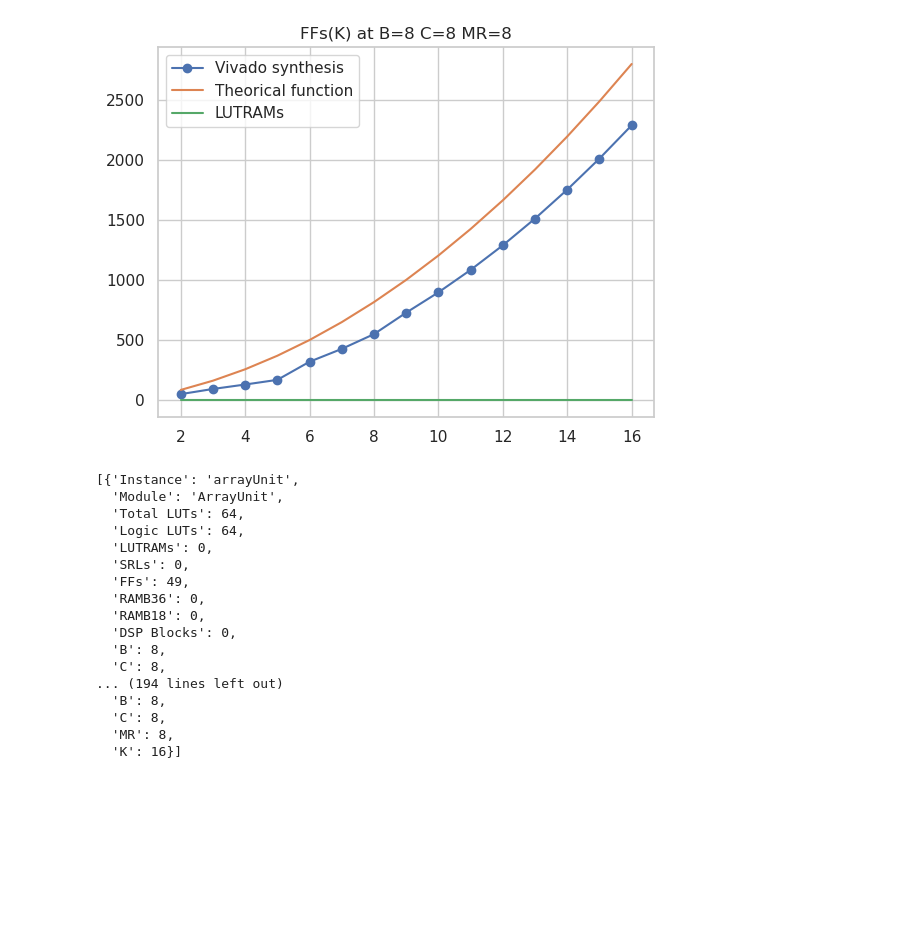
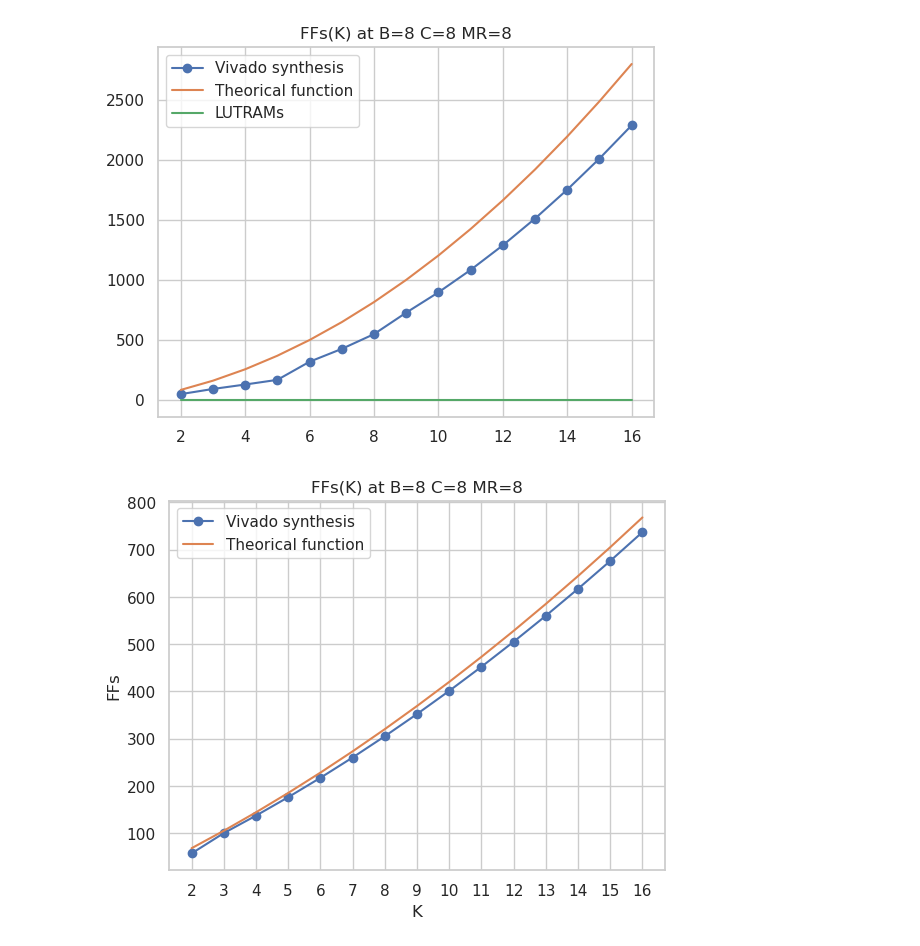
Before and after one commit to gantover/wos_filters_architecture, a Jupyter notebook: scripts/main.ipynb, the cells around one changed output. Drawn from its saved outputs; the diff is of its cells as text; code cells hidden in the pictures; blank space fills up the shorter version.

Commit message:
Generalizing test and synthesis suite, fixing array register sizes mistake and output logic

```diff
--- a/scripts/main.ipynb
+++ b/scripts/main.ipynb
@@ -7,7 +7,8 @@ import seaborn as sns
 sns.set_theme(style="whitegrid")
 %matplotlib inline
 # %%
-reports_dir = "../reports/arrayUnit"
+reports_dir = "../reports"
+# reports_dir = "../reports/arrayUnit"
 
 # Ensure the directory exists
 if not os.path.exists(reports_dir):
@@ -92,8 +92,12 @@ Extracted fields: ['u', 'arrayUnit', 'b8', 'c8', 'mr8', 'k11', '.csv']
 # %%
-reports.sort(key=lambda x: x["K"])
+reports.sort(key=lambda x: x["C"])
 # %%
 def array_regs(b,c,K):
-    return b * K + c * (K**2 + 3*K -2) + K * K
+    # return b * K + c * (K**2 + 3*K -2) + K * K
+    # return b * K + c * (3*K -2) + K * K
+    # return b * K + c * (K + K + K - 1) + K * (K - 1)
+    return K * (c + K + b) + (K - 1) * (c + 1) + K * c + c
+    # return b * K + c * (K-2) + K * K + K
     # return b * K + c * (K**2) + K * K
 # %%
 ks = []
@@ -117,23 +121,28 @@ plt.title(f'FFs(K) at B={B} C={C} MR={MR}')
 # %% [output]
 Text(0.5, 1.0, 'FFs(K) at B=8 C=8 MR=8')
 [figure]
-# %%
-reports
-# %% [output]
-[{'Instance': 'arrayUnit',
-  'Module': 'ArrayUnit',
-  'Total LUTs': 64,
-  'Logic LUTs': 64,
-  'LUTRAMs': 0,
-  'SRLs': 0,
-  'FFs': 49,
-  'RAMB36': 0,
-  'RAMB18': 0,
-  'DSP Blocks': 0,
-  'B': 8,
-  'C': 8,
-... (194 lines left out)
-  'B': 8,
-  'C': 8,
-  'MR': 8,
-  'K': 16}]
+# %%
+ks = []
+ffs = []
+lutrams = []
+true_ffs = []
+B = 8
+C = 8
+MR = 8
+for report in filter(lambda x: x["B"] == B and x["C"] == C and x["MR"] == MR, reports):
+    ks.append(report["K"])
+    ffs.append(report["FFs"])
+    lutrams.append(report["LUTRAMs"])
+    true_ffs.append(array_regs(report["B"], report["C"], report["K"]))
+
+plt.plot(ks, ffs, marker='o', label='Vivado synthesis')
+plt.plot(ks, true_ffs, label='Theorical function')
+plt.xlabel('K')
+plt.ylabel('FFs')
+plt.xticks(ks)
+# plt.plot(ks, lutrams, label='LUTRAMs')
+plt.legend()
+plt.title(f'FFs(K) at B={B} C={C} MR={MR}')
+plt.savefig(f"./figures/ff_b{B}_c{C}_mr{MR}.png", dpi=300, bbox_inches='tight')
+# %% [output]
+[figure, added]
```
Also changed, not shown: parts of 7 cells of this notebook, 9 other files.
